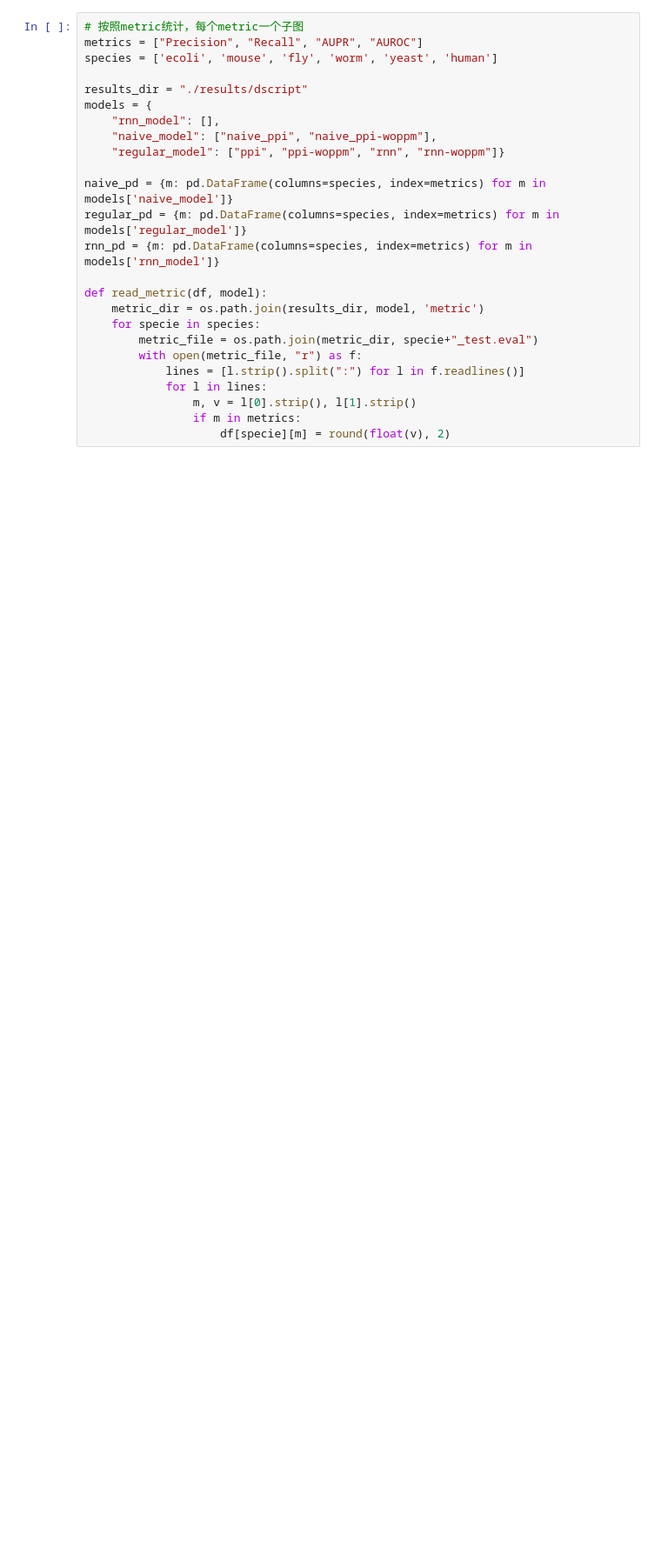
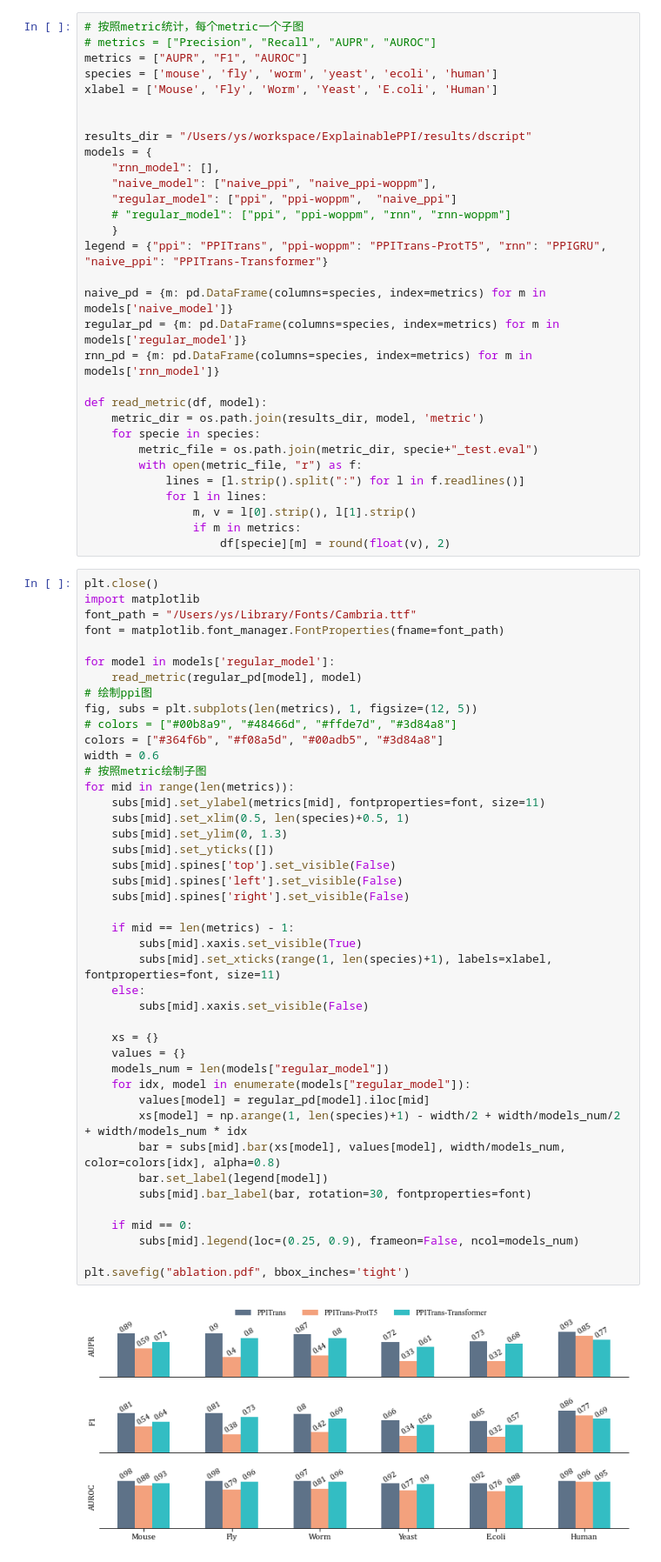
Before and after one commit to LtECoD/PPITrans, a Jupyter notebook: experiments/0.ablation_study/plot.ipynb, the cells around one changed output. Shown at 87% size. Cells and saved outputs as stored; diff of their text form; blank space fills up the shorter version.

```diff
--- a/experiments/0.ablation_study/plot.ipynb
+++ b/experiments/0.ablation_study/plot.ipynb
@@ -9,13 +8,19 @@ os.chdir("../../")
 # %%
 # 按照metric统计，每个metric一个子图
-metrics = ["Precision", "Recall", "AUPR", "AUROC"]
-species = ['ecoli', 'mouse', 'fly', 'worm', 'yeast', 'human']
+# metrics = ["Precision", "Recall", "AUPR", "AUROC"]
+metrics = ["AUPR", "F1", "AUROC"]
+species = ['mouse', 'fly', 'worm', 'yeast', 'ecoli', 'human']
+xlabel = ['Mouse', 'Fly', 'Worm', 'Yeast', 'E.coli', 'Human']
 
-results_dir = "./results/dscript"
+
+results_dir = "/Users/ys/workspace/ExplainablePPI/results/dscript"
 models = {
     "rnn_model": [],
     "naive_model": ["naive_ppi", "naive_ppi-woppm"],
-    "regular_model": ["ppi", "ppi-woppm", "rnn", "rnn-woppm"]}
+    "regular_model": ["ppi", "ppi-woppm",  "naive_ppi"]
+    # "regular_model": ["ppi", "ppi-woppm", "rnn", "rnn-woppm"]
+    }
+legend = {"ppi": "PPITrans", "ppi-woppm": "PPITrans-ProtT5", "rnn": "PPIGRU", "naive_ppi": "PPITrans-Transformer"}
 
 naive_pd = {m: pd.DataFrame(columns=species, index=metrics) for m in models['naive_model']}
 regular_pd = {m: pd.DataFrame(columns=species, index=metrics) for m in models['regular_model']}
@@ -31,4 +36,49 @@ def read_metric(df, model):
                 m, v = l[0].strip(), l[1].strip()
                 if m in metrics:
                     df[specie][m] = round(float(v), 2)
+# %%
+plt.close()
+import matplotlib
+font_path = "/Users/ys/Library/Fonts/Cambria.ttf"
+font = matplotlib.font_manager.FontProperties(fname=font_path)
+
+for model in models['regular_model']:
+    read_metric(regular_pd[model], model)
+# 绘制ppi图
+fig, subs = plt.subplots(len(metrics), 1, figsize=(12, 5))
+# colors = ["#00b8a9", "#48466d", "#ffde7d", "#3d84a8"]
+colors = ["#364f6b", "#f08a5d", "#00adb5", "#3d84a8"]
+width = 0.6
+# 按照metric绘制子图
+for mid in range(len(metrics)):
+    subs[mid].set_ylabel(metrics[mid], fontproperties=font, size=11)
+    subs[mid].set_xlim(0.5, len(species)+0.5, 1)
+    subs[mid].set_ylim(0, 1.3)
+    subs[mid].set_yticks([])
+    subs[mid].spines['top'].set_visible(False)
+    subs[mid].spines['left'].set_visible(False)
+    subs[mid].spines['right'].set_visible(False)
+
+    if mid == len(metrics) - 1:
+        subs[mid].xaxis.set_visible(True)
+        subs[mid].set_xticks(range(1, len(species)+1), labels=xlabel, fontproperties=font, size=11)
+    else:
+        subs[mid].xaxis.set_visible(False)
+
+    xs = {}
+    values = {}
+    models_num = len(models["regular_model"])
+    for idx, model in enumerate(models["regular_model"]):
+        values[model] = regular_pd[model].iloc[mid]
+        xs[model] = np.arange(1, len(species)+1) - width/2 + width/models_num/2 + width/models_num * idx
+        bar = subs[mid].bar(xs[model], values[model], width/models_num, color=colors[idx], alpha=0.8)
+        bar.set_label(legend[model])
+        subs[mid].bar_label(bar, rotation=30, fontproperties=font)
+
+    if mid == 0:
+        subs[mid].legend(loc=(0.25, 0.9), frameon=False, ncol=models_num)
+
+plt.savefig("ablation.pdf", bbox_inches='tight')
+# %% [output]
+[figure, added]
 # %%
```
Also changed, not shown: parts of 4 cells of this notebook, 26 other files.
